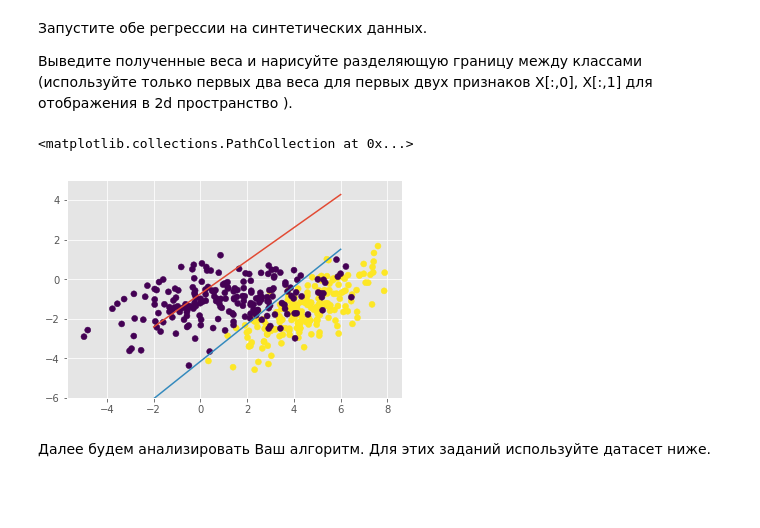
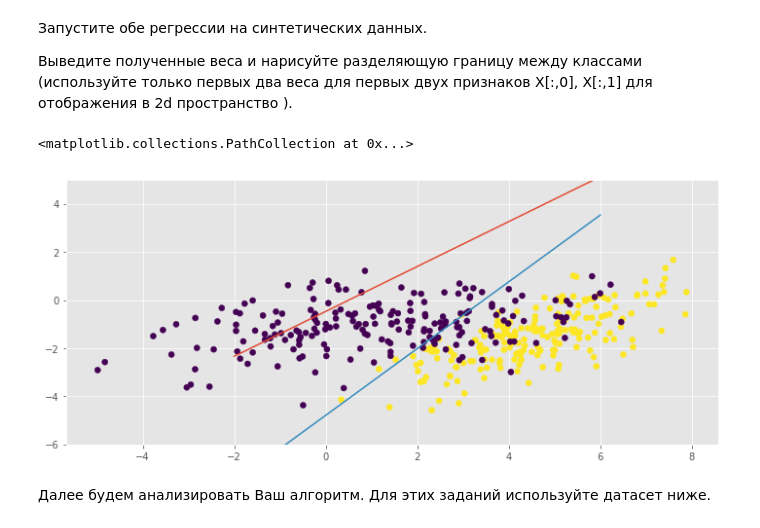
Before and after one commit to Sackdima/sphere_models, a Jupyter notebook: linear/malyugin_hw2.ipynb, the cells around one changed output. Cells and saved outputs as stored; diff of their text form; code cells hidden in the pictures; blank space fills up the shorter version.

```diff
--- a/linear/malyugin_hw2.ipynb
+++ b/linear/malyugin_hw2.ipynb
@@ -247,6 +249,7 @@ def batch_generator(X, y, shuffle=True, batch_size=1):
 #  my_batch_generator = batch_generator(X, y, shuffle=True, batch_size=1):
 # %%
 # %%pycodestyle
+
 
 def sigmoid(x):
     """
@@ -258,11 +261,10 @@ def sigmoid(x):
     return sigm_value_x
 
 
-from sklearn.base import BaseEstimator, ClassifierMixin
-
 class MySGDClassifier(BaseEstimator, ClassifierMixin):
 
-    def __init__(self, batch_generator, C=1, alpha=0.01, max_epoch=10, model_type='lin_reg'):
+    def __init__(self, batch_generator, C=1, alpha=1e-3,
+                 max_epoch=10, model_type='lin_reg'):
         """
         batch_generator -- функция генератор, которой будем создавать батчи
         C - коэф. регуляризации
@@ -275,7 +277,7 @@ class MySGDClassifier(BaseEstimator, ClassifierMixin):
         self.alpha = alpha
         self.max_epoch = max_epoch
         self.batch_generator = batch_generator
-        self.errors_log = {'iter' : [], 'loss' : []}
+        self.errors_log = {'iter': [], 'loss': []}
         self.model_type = model_type
 
     def calc_loss(self, X_batch, y_batch):
@@ -289,16 +291,18 @@ class MySGDClassifier(BaseEstimator, ClassifierMixin):
         N = y_batch.shape[0]
         a = self.weights@X_batch.T
         if self.model_type == 'lin_reg':
-            loss = (((y_batch - a) ** 2).sum() / N + np.sum(self.weights ** 2) / self.C)
+            loss = (((y_batch - a) ** 2).sum()/N +
+                    np.sum(self.weights ** 2)/self.C)
         elif self.model_type == 'log_reg':
-            loss = (-np.sum(y_batch*np.log(sigmoid(a)) + (1 - y_batch)*
-                      np.log(1 - sigmoid(a))) / N + np.sum(self.weights ** 2) / self.C)
+            loss = (-np.sum(y_batch*np.log(sigmoid(a)) + (1 - y_batch) *
+                    np.log(1 - sigmoid(a))) / N +
+                    np.sum(self.weights ** 2) / self.C)
 
         return loss
 
     def calc_loss_grad(self, X_batch, y_batch):
         """
-        Считаем  градиент функции потерь по батчу (то что Вы вывели в задании 1)
+        Считаем  градиент функции потерь по батчу
         X_batch - матрица объекты-признаки по батчу
         y_batch - вектор ответов по батчу
         Не забудте тип модели (линейная или логистическая регрессия)!
@@ -320,19 +324,17 @@ class MySGDClassifier(BaseEstimator, ClassifierMixin):
         """
         self.weights -= self.alpha * new_grad
 
-
     def fit(self, X, y, batch_size=16):
         '''
         Обучение модели
         X - матрица объекты-признаки
         y - вектор ответов
         '''
-        X_ = np.r_['-1', np.ones((X.shape[0], 1),dtype=X.dtype), X]
-#         print(X_[:5])
-        # Нужно инициализровать случайно веса
+        X_ = np.r_['-1', np.ones((X.shape[0], 1), dtype=X.dtype), X]
+        batch_generator = self.batch_generator
         self.weights = (np.random.randn(X_.shape[1])*np.sqrt(1/X_.shape[1]))
         for n in range(0, self.max_epoch):
-            new_epoch_generator = self.batch_generator(X_, y, batch_size=batch_size)
+            new_epoch_generator = batch_generator(X_, y, batch_size=batch_size)
             for batch_num, new_batch in enumerate(new_epoch_generator):
                 X_batch = new_batch[0]
                 y_batch = new_batch[1]
@@ -350,7 +352,7 @@ class MySGDClassifier(BaseEstimator, ClassifierMixin):
         X - матрица объекты-признаки
         Не забудте тип модели (линейная или логистическая регрессия)!
         '''
-        X = np.r_['-1', np.ones((X.shape[0], 1),dtype=X.dtype), X]
+        X = np.r_['-1', np.ones((X.shape[0], 1), dtype=X.dtype), X]
         if self.model_type == 'lin_reg':
             y_hat = self.weights@X.T
         elif self.model_type == 'log_reg':
@@ -369,27 +371,27 @@ def plot_decision_boundary(clf):
 # %%
 np.random.seed(0)
 
 C1 = np.array([[0., -0.8], [1.5, 0.8]])
 C2 = np.array([[1., -0.7], [2., 0.7]])
 gauss1 = np.dot(np.random.randn(200, 2) + np.array([5, 3]), C1)
 gauss2 = np.dot(np.random.randn(200, 2) + np.array([1.5, 0]), C2)
 
 X = np.vstack([gauss1, gauss2])
 y = np.r_[np.ones(200), np.zeros(200)]
 
-clf = MySGDClassifier(batch_generator, C=1000, max_epoch=1000, model_type="lin_reg")
+clf = MySGDClassifier(batch_generator, C=10, max_epoch=2000, model_type="lin_reg")
 clf.fit(X, y, 32)
 plot_decision_boundary(clf)
-clf = MySGDClassifier(batch_generator, C=1000, max_epoch=1000, model_type="log_reg")
+clf = MySGDClassifier(batch_generator, C=2000, max_epoch=2000, model_type="log_reg")
 clf.fit(X, y, 32)
 plot_decision_boundary(clf)
 plt.ylim(-6, 5)
 #print(model.errors_log)
 
 plt.scatter(X[:,0], X[:,1], c=y)
 # %% [output]
 <matplotlib.collections.PathCollection at 0x...>
-[figure, old version]
+[figure, new version]
 # %% [markdown]
 Далее будем анализировать Ваш алгоритм.
 Для этих заданий используйте датасет ниже.
```
Also changed, not shown: parts of 18 cells of this notebook.
